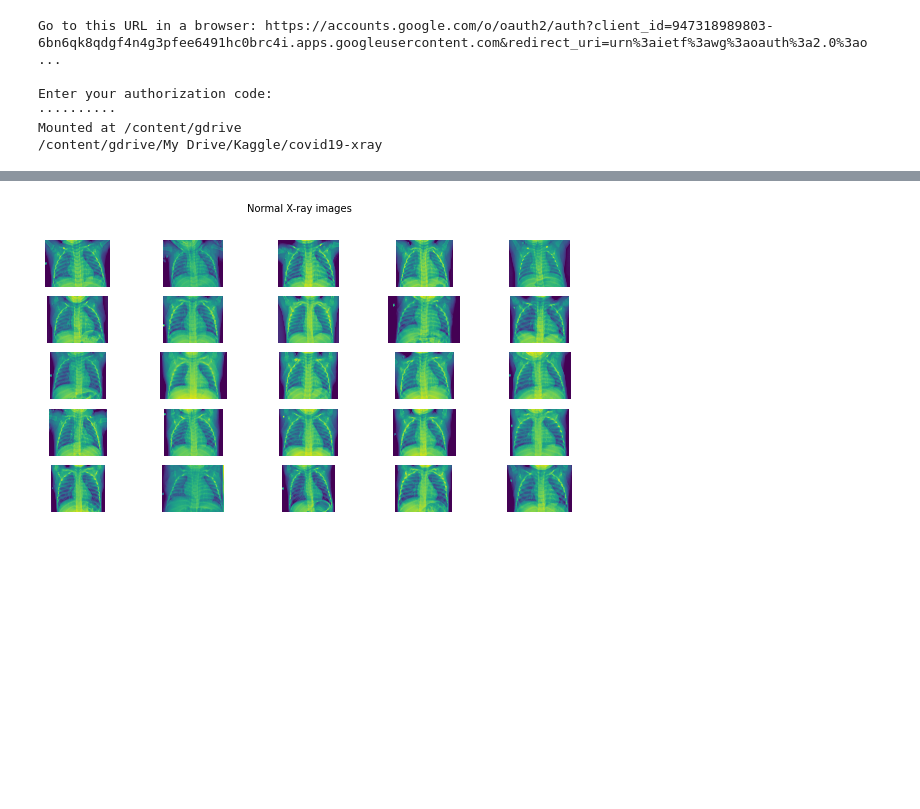
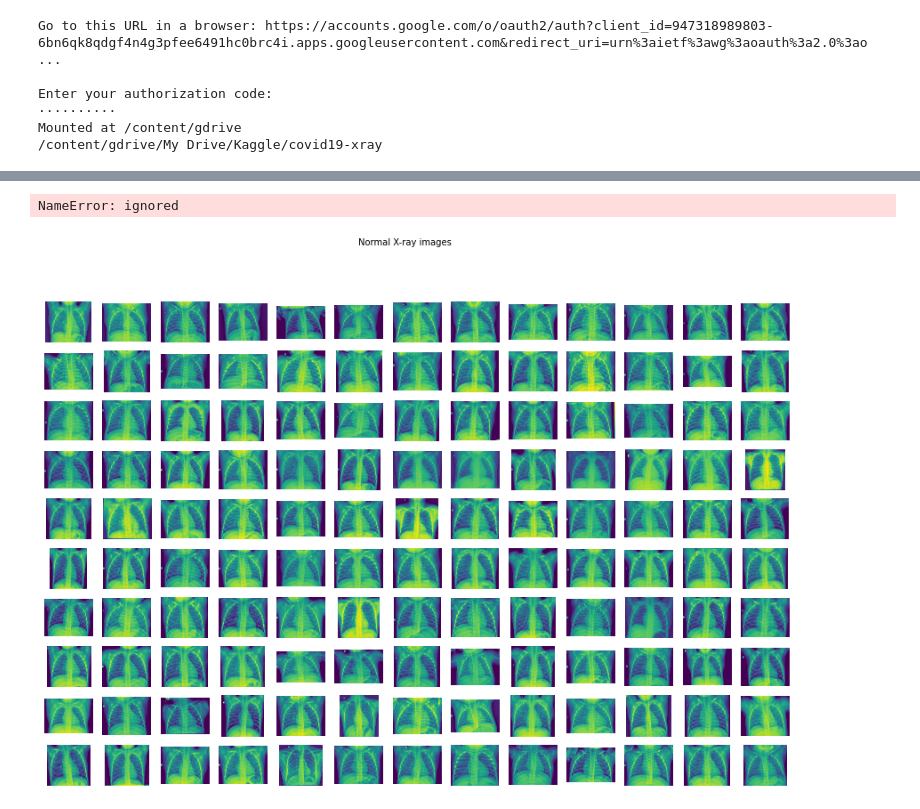
Before and after one commit to sjdonado/covid19-xray-detector, a Jupyter notebook: covid19_xray.ipynb, the cells around one changed output, grey strips where cells are left out. Drawn from its saved outputs; the diff is of its cells as text; code cells hidden in the pictures; blank space fills up the shorter version.

```diff
--- a/covid19_xray.ipynb
+++ b/covid19_xray.ipynb
@@ -51,15 +56,12 @@ replace annotations/imageannotation_ai_lung_bounding_boxes.json? [y]es, [n]o, [A
 # %%
-# construct the path to the metadata CSV file and load it
+covid_dataset_path = project_path + '/input/covid-chest-xray'
 csvPath = os.path.sep.join([covid_dataset_path, "metadata.csv"])
 df = pd.read_csv(csvPath)
-
-# loop over the rows of the COVID-19 data frame
 for (i, row) in df.iterrows():
     # if (1) the current case is not COVID-19 or (2) this is not
     # a 'PA' view, then ignore the row
-    if row["finding"] != "COVID-19" or row["view"] != "PA":
+    if row["view"] != "PA" or row["finding"]=="No Finding":
         continue
-
     # build the path to the input image file
     imagePath = os.path.sep.join([covid_dataset_path, "images", row["filename"]])
 
@@ -71,7 +73,11 @@ for (i, row) in df.iterrows():
     # extract the filename from the image path and then construct the
     # path to the copied image file
     filename = row["filename"].split(os.path.sep)[-1]
-    outputPath = os.path.sep.join([f"{dataset_path}/covid", filename])
+
+    if row["finding"] == "COVID-19":
+        outputPath = os.path.sep.join([f"{dataset_path}/covid", filename])
+    else:
+        outputPath = os.path.sep.join([f"{dataset_path}/pneumonia", filename])
 
     # copy the image
     shutil.copy2(imagePath, outputPath)
@@ -78,3 +86,7 @@ for (i, row) in df.iterrows():
+# %%
+project_path = '/content/gdrive/My Drive/Kaggle/covid19-xray'
+dataset_path = project_path + '/dataset'
+covid_dataset_path = project_path + '/input/covid-chest-xray'
 # %%
 # download pneumonia dataset
 pneumonia_dataset_path = project_path + '/input/chest-xray-pneumonia/chest_xray'
@@ -89,12 +98,11 @@ Downloading chest-xray-pneumonia.zip to /content/gdrive/My Drive/Kaggle/covid19-
 # %%
 # build normal xray dataset
-samples = 25
+samples = 130
 random_seed = 42
 
 basePath = os.path.sep.join([pneumonia_dataset_path, "train", "NORMAL"])
 imagePaths = list(paths.list_images(basePath))
 
-# randomly sample the image paths
 random.seed(random_seed)
 random.shuffle(imagePaths)
 imagePaths = imagePaths[:samples]
@@ -108,10 +116,12 @@ for (i, imagePath) in enumerate(imagePaths):
 
     # copy the image
     shutil.copy2(imagePath, outputPath)
+# %% [output]
+NameError: ignored
 # %%
-def plots_from_files(imspaths, title, rows=1):
+def plots_from_files(imspaths, title, rows=1,width=10,height=5):
     """Plot the images in a grid"""
-    f = plt.figure(figsize=(10,5))
+    f = plt.figure(figsize=(width,height))
     plt.suptitle(title, fontsize=10)
     totalIms = len(imspaths)
     for i in range(totalIms):
@@ -120,10 +130,11 @@ def plots_from_files(imspaths, title, rows=1):
         img = plt.imread(imspaths[i])
         plt.imshow(img)
 
+covid_images = list(paths.list_images(f"{dataset_path}/covid"))
 normal_images = list(paths.list_images(f"{dataset_path}/normal"))
-covid_images = list(paths.list_images(f"{dataset_path}/covid"))
+pneumonia_images = list(paths.list_images(f"{dataset_path}/pneumonia"))
 # %%
-plots_from_files(normal_images, title="Normal X-ray images", rows=5)
+plots_from_files(normal_images, title="Normal X-ray images", rows=10,width=15,height=10)
 # %% [output]
-[figure, old version]
+[figure, new version]
 # %%
```
Also changed, not shown: parts of 17 cells of this notebook.
